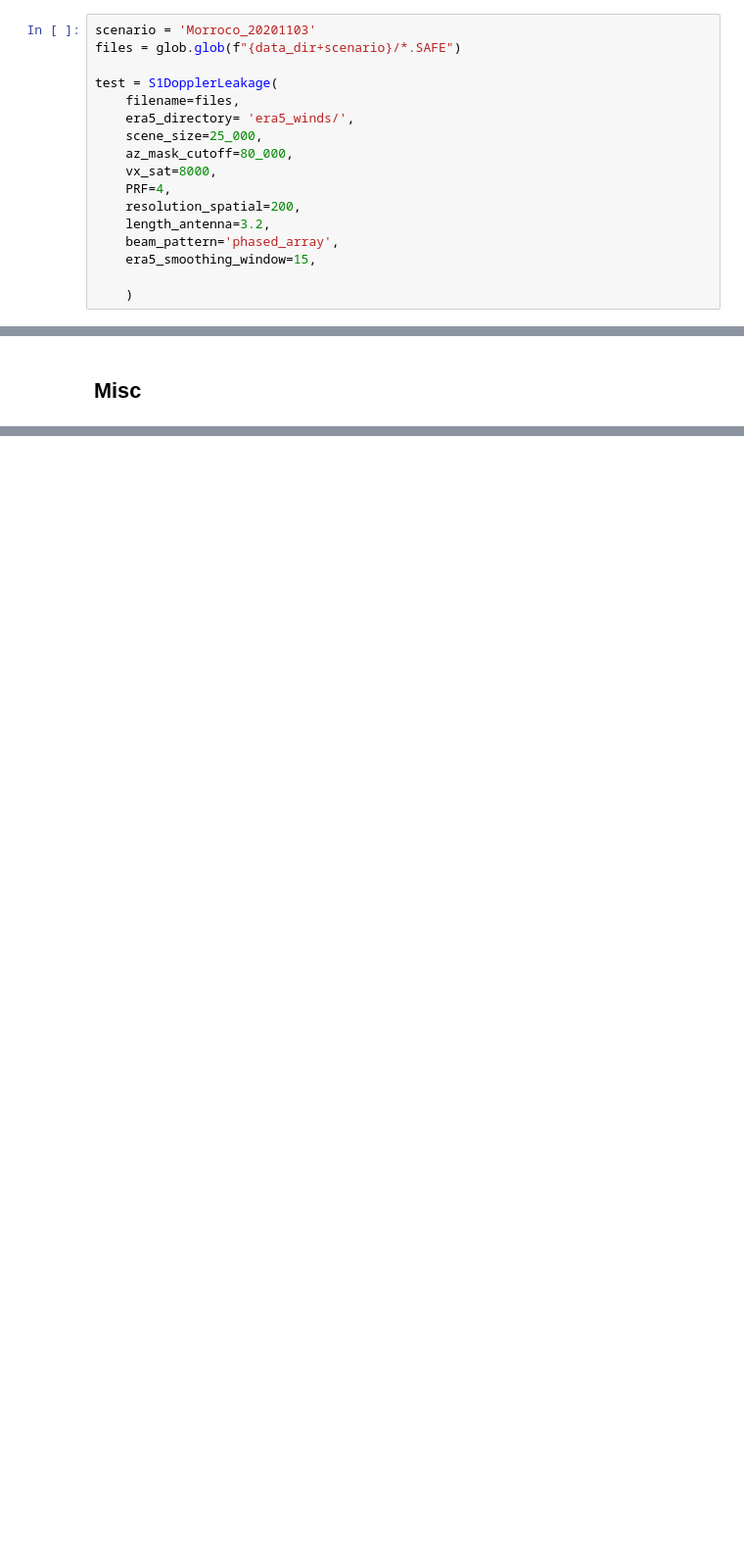
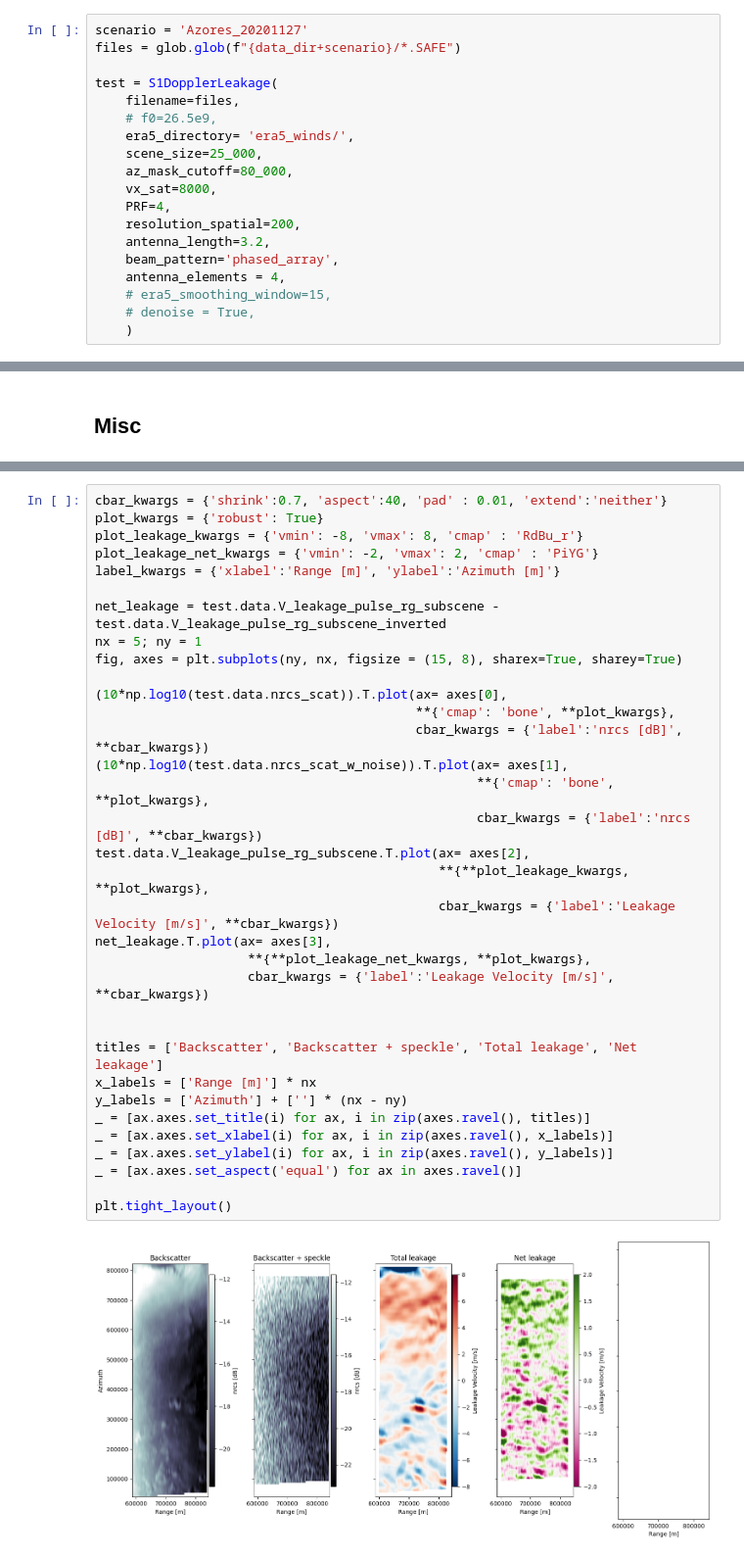
Before and after one commit to owenodriscoll/DopSCA_leakage, a Jupyter notebook: Sentinel1_analyses/process_sentinel1_chain.ipynb, the cells around one changed output, grey strips where cells are left out. Shown at 98% size. Drawn from its saved outputs; the diff is of its cells as text; blank space fills up the shorter version.

```diff
--- a/Sentinel1_analyses/process_sentinel1_chain.ipynb
+++ b/Sentinel1_analyses/process_sentinel1_chain.ipynb
@@ -44,20 +45,22 @@ scenarios
  'Scotland_20231109',
  'Aghulas_20190515']
 # %%
-scenario = 'Morroco_20201103'
+scenario = 'Azores_20201127'
 files = glob.glob(f"{data_dir+scenario}/*.SAFE")
 
 test = S1DopplerLeakage(
     filename=files,
+    # f0=26.5e9,
     era5_directory= 'era5_winds/',
     scene_size=25_000,
     az_mask_cutoff=80_000,
     vx_sat=8000,
     PRF=4,
     resolution_spatial=200,
-    length_antenna=3.2,
+    antenna_length=3.2,
     beam_pattern='phased_array',
-    era5_smoothing_window=15,
-
+    antenna_elements = 4,
+    # era5_smoothing_window=15,
+    # denoise = True,
     )
 # %%
@@ -106,0 +82,36 @@ test.data.V_leakage_pulse_rg_subscene_inverted.T.plot(robust = True)
+# %%
+cbar_kwargs = {'shrink':0.7, 'aspect':40, 'pad' : 0.01, 'extend':'neither'}
+plot_kwargs = {'robust': True}
+plot_leakage_kwargs = {'vmin': -8, 'vmax': 8, 'cmap' : 'RdBu_r'}
+plot_leakage_net_kwargs = {'vmin': -2, 'vmax': 2, 'cmap' : 'PiYG'}
+label_kwargs = {'xlabel':'Range [m]', 'ylabel':'Azimuth [m]'}
+
+net_leakage = test.data.V_leakage_pulse_rg_subscene - test.data.V_leakage_pulse_rg_subscene_inverted
+nx = 5; ny = 1
+fig, axes = plt.subplots(ny, nx, figsize = (15, 8), sharex=True, sharey=True)
+
+(10*np.log10(test.data.nrcs_scat)).T.plot(ax= axes[0],
+                                          **{'cmap': 'bone', **plot_kwargs},
+                                          cbar_kwargs = {'label':'nrcs [dB]', **cbar_kwargs})
+(10*np.log10(test.data.nrcs_scat_w_noise)).T.plot(ax= axes[1],
+                                                  **{'cmap': 'bone', **plot_kwargs},
+                                                  cbar_kwargs = {'label':'nrcs [dB]', **cbar_kwargs})
+test.data.V_leakage_pulse_rg_subscene.T.plot(ax= axes[2],
+                                             **{**plot_leakage_kwargs, **plot_kwargs},
+                                             cbar_kwargs = {'label':'Leakage Velocity [m/s]', **cbar_kwargs})
+net_leakage.T.plot(ax= axes[3],
+                    **{**plot_leakage_net_kwargs, **plot_kwargs},
+                    cbar_kwargs = {'label':'Leakage Velocity [m/s]', **cbar_kwargs})
+
+
+titles = ['Backscatter', 'Backscatter + speckle', 'Total leakage', 'Net leakage']
+x_labels = ['Range [m]'] * nx
+y_labels = ['Azimuth'] + [''] * (nx - ny)
+_ = [ax.axes.set_title(i) for ax, i in zip(axes.ravel(), titles)]
+_ = [ax.axes.set_xlabel(i) for ax, i in zip(axes.ravel(), x_labels)]
+_ = [ax.axes.set_ylabel(i) for ax, i in zip(axes.ravel(), y_labels)]
+_ = [ax.axes.set_aspect('equal') for ax in axes.ravel()]
+
+plt.tight_layout()
+# %% [output]
+[figure, added]
```
Also changed, not shown: parts of 9 cells of this notebook, 6 other files.
